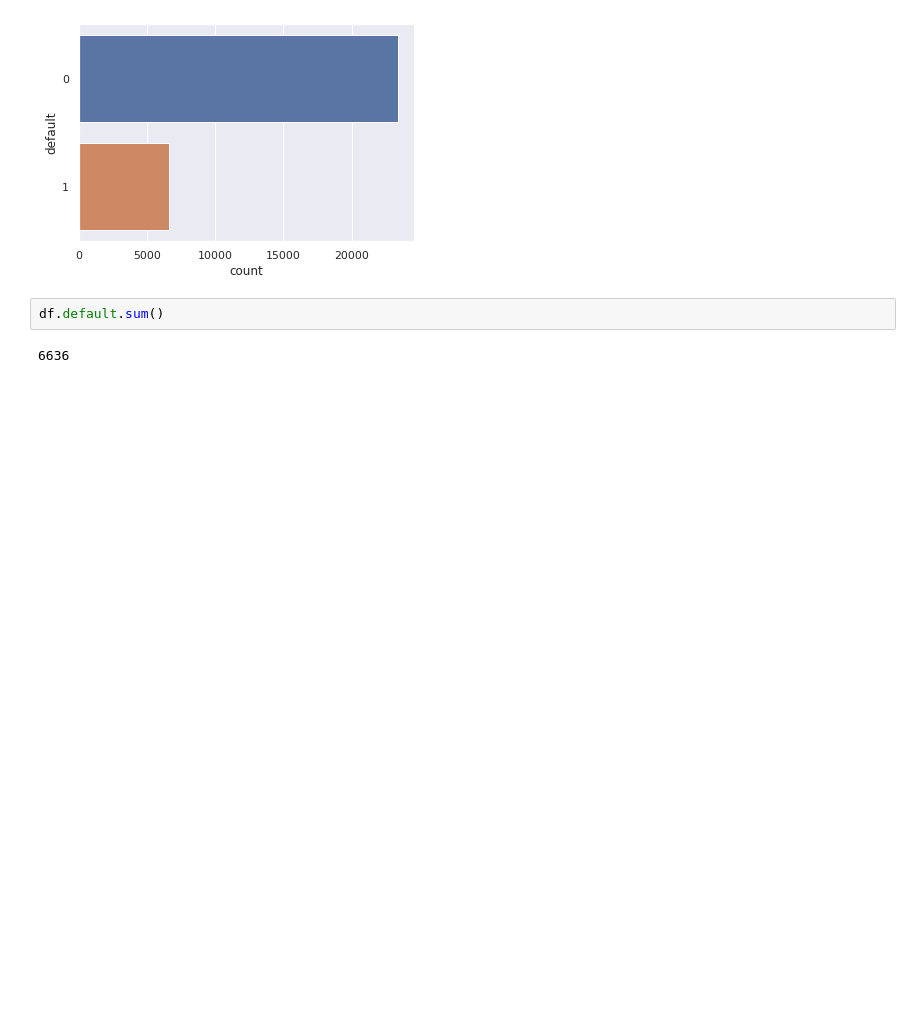
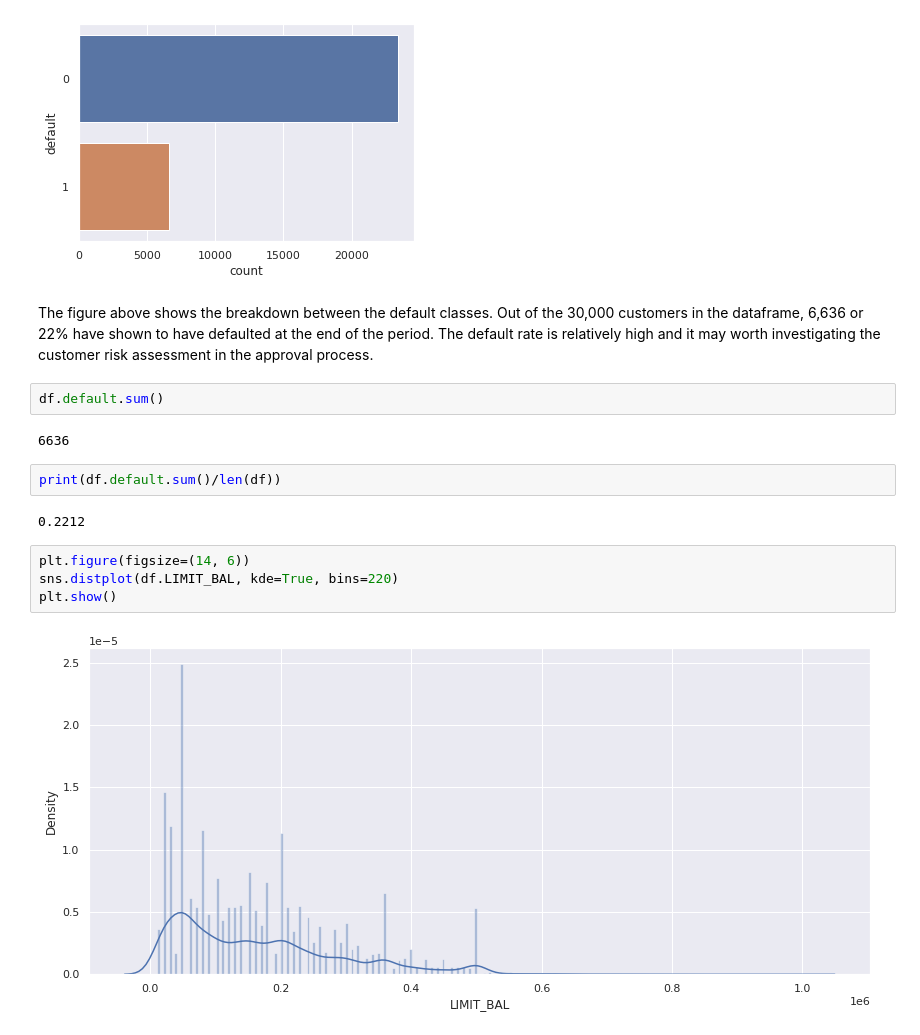
Before and after one commit to tushwagh/Credit-Card-Default-Prediction, a Jupyter notebook: Credit_Card_Default_Prediction_Capstone_Project.ipynb, the cells around one changed output. Drawn from its saved outputs; the diff is of its cells as text; blank space fills up the shorter version.

```diff
--- a/Credit_Card_Default_Prediction_Capstone_Project.ipynb
+++ b/Credit_Card_Default_Prediction_Capstone_Project.ipynb
@@ -283,7 +272,19 @@ figure = ax.get_figure()
 figure.savefig('default.png', dpi=400)
 # %% [output]
 [figure]
+# %% [markdown]
+The figure above shows the breakdown between the default classes. Out of the 30,000 customers in the dataframe, 6,636 or 22% have shown to have defaulted at the end of the period. The default rate is relatively high and it may worth investigating the customer risk assessment in the approval process.
 # %%
 df.default.sum()
 # %% [output]
 6636
+# %%
+print(df.default.sum()/len(df))
+# %% [output]
+0.2212
+# %%
+plt.figure(figsize=(14, 6))
+sns.distplot(df.LIMIT_BAL, kde=True, bins=220)
+plt.show()
+# %% [output]
+[figure, added]
```
Also changed, not shown: parts of 27 cells of this notebook.
